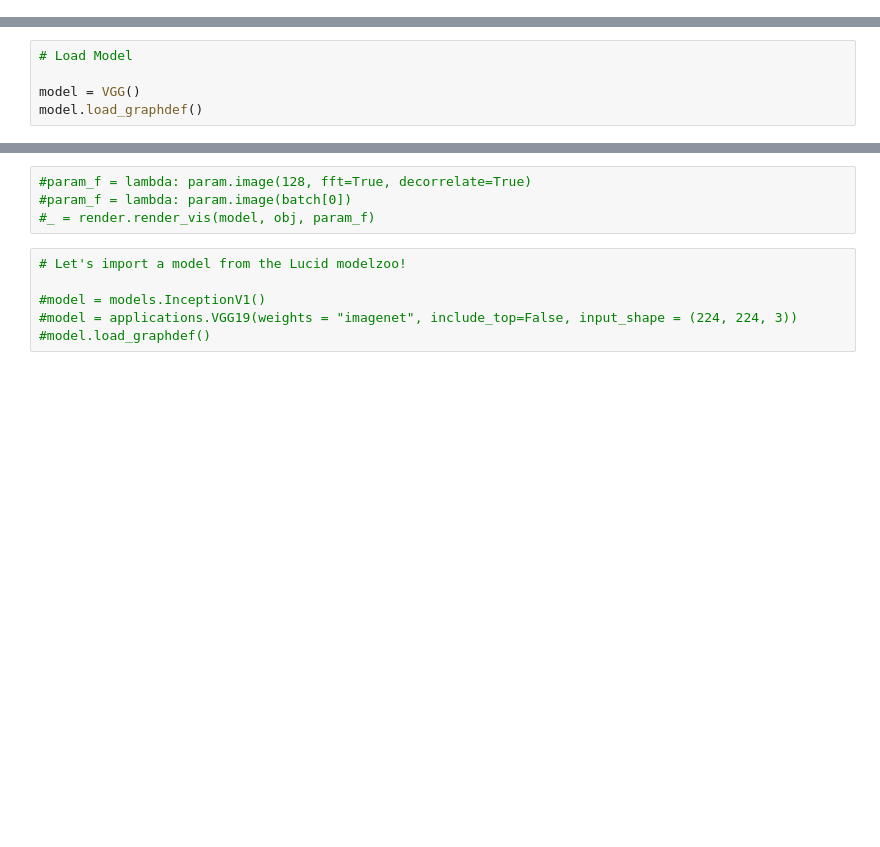
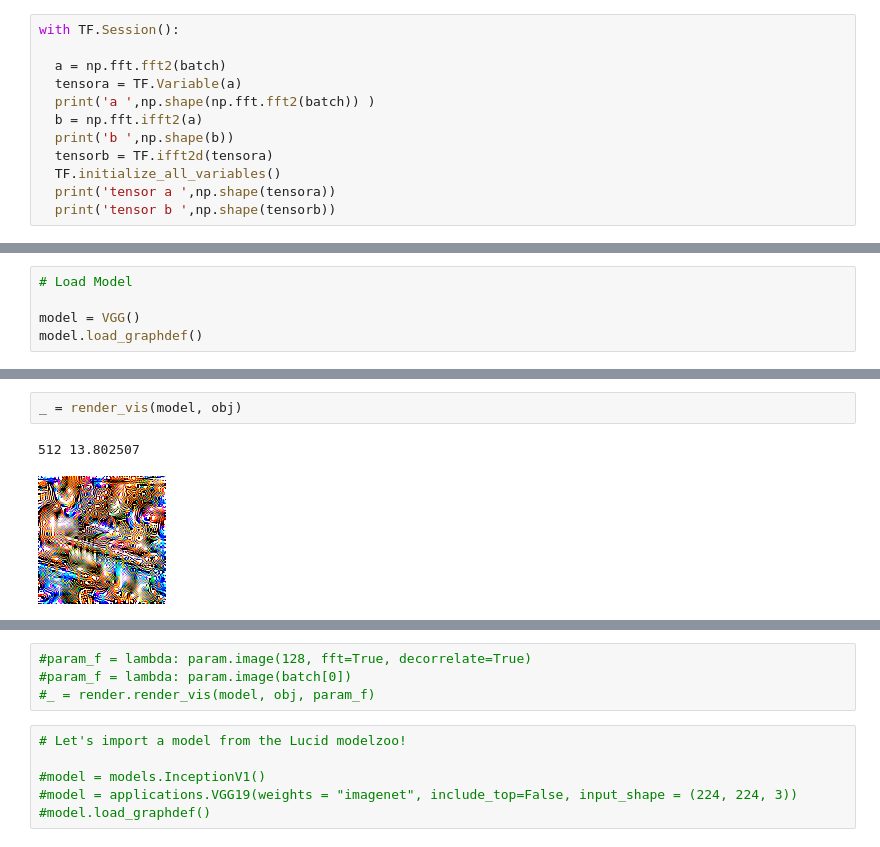
Before and after one commit to Uiuran/Bio-Unsupervised, a Jupyter notebook: semantic_segmentation/SemanticSegmentationForBio.ipynb, the cells around one changed output, grey strips where cells are left out. Saved outputs shown, nothing was run; the diff lists cells and outputs as text; blank space fills up the shorter version.

```diff
--- a/semantic_segmentation/SemanticSegmentationForBio.ipynb
+++ b/semantic_segmentation/SemanticSegmentationForBio.ipynb
@@ -203,0 +220,12 @@ import lucid.optvis.transform as transform
+# %%
+with TF.Session():
+
+  a = np.fft.fft2(batch)
+  tensora = TF.Variable(a)
+  print('a ',np.shape(np.fft.fft2(batch)) )
+  b = np.fft.ifft2(a)
+  print('b ',np.shape(b))
+  tensorb = TF.ifft2d(tensora)
+  TF.initialize_all_variables()
+  print('tensor a ',np.shape(tensora))
+  print('tensor b ',np.shape(tensorb))
@@ -231,0 +527,5 @@ _ = render.render_vis(model, "block1_conv1/convolution:51")
+# %%
+_ = render_vis(model, obj)
+# %% [output]
+512 13.802507
+[figure, added]
```
Also changed, not shown: parts of 23 cells of this notebook.
